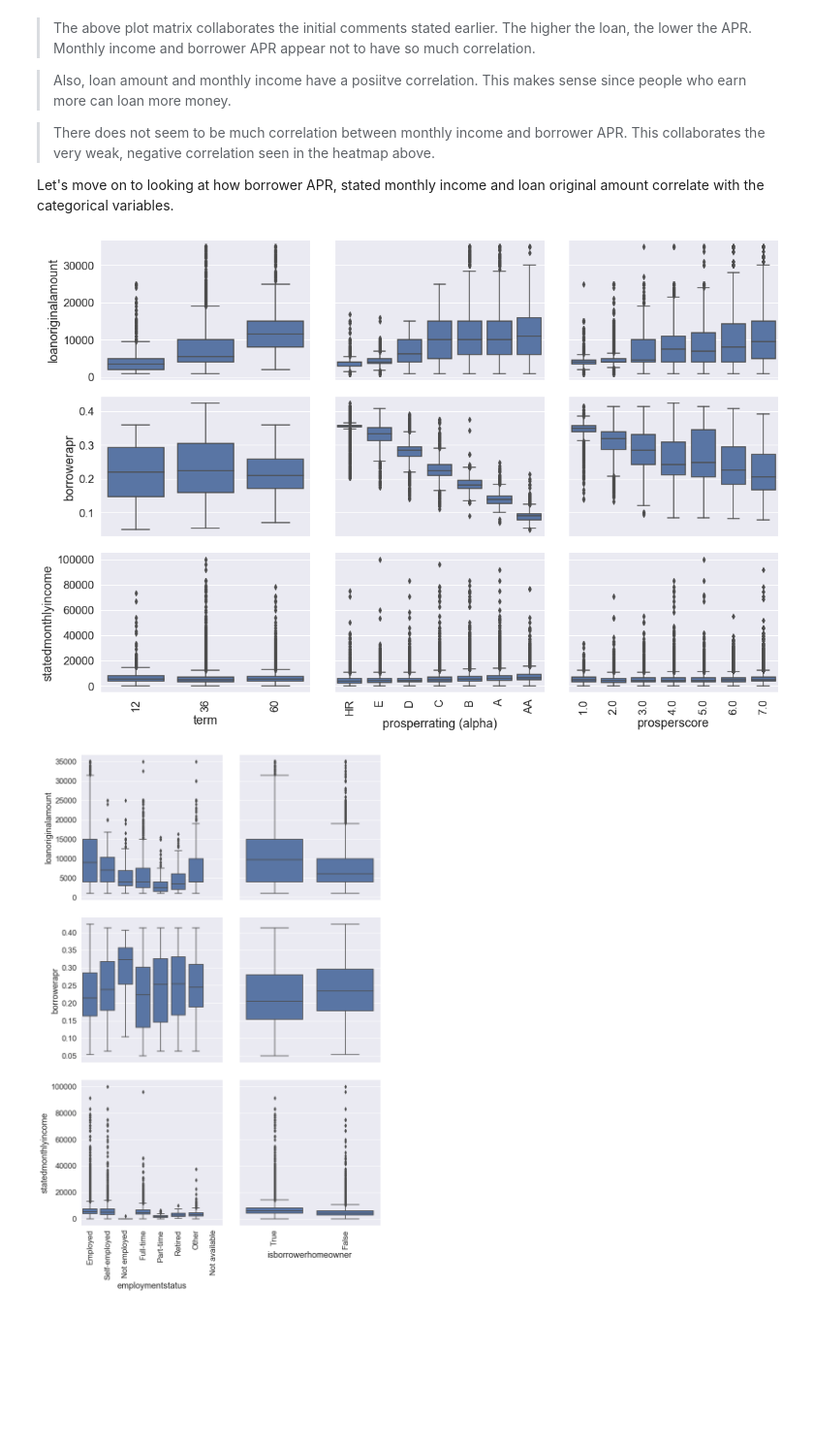
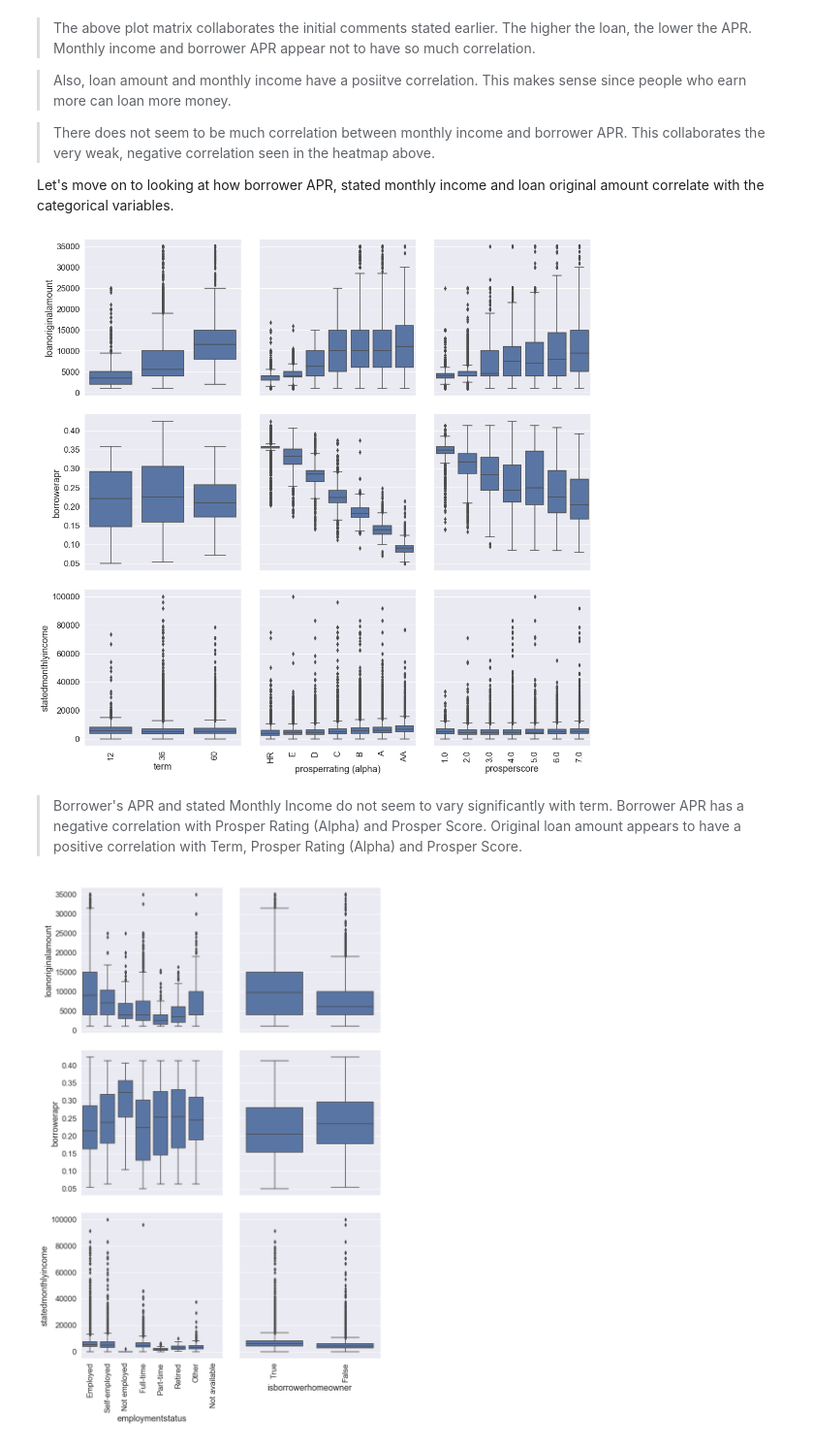
Before and after one commit to chukwume/prosperloandata, a Jupyter notebook: exploration_template.ipynb, the cells around one changed output. Shown at 97% size. Saved outputs shown, nothing was run; the diff lists cells and outputs as text; code cells hidden in the pictures; blank space fills up the shorter version.

Commit message:
docs: Add comment on first num vars vs cat vars plot mat

```diff
--- a/exploration_template.ipynb
+++ b/exploration_template.ipynb
@@ -311,19 +311,22 @@ Let's move on to looking at how borrower APR, stated monthly income and loan ori
 # %%
 # plot matrix of numeric features against some categorical features.
 
 def boxgrid(x, y, **kwargs):
     """ Quick hack for creating box plots with seaborn's PairGrid. """
     base_color = sb.color_palette()[0]
     sb.boxplot(x, y, color = base_color)
 
 g = sb.PairGrid(data = df_sub, y_vars = num_vars,
                 x_vars = ['term', 'prosperrating (alpha)', 'prosperscore'], size = 3, aspect = 1.5)
 g.map(boxgrid)
-g.fig.set_size_inches(15,10)
+g.fig.set_size_inches(15,15)
 sb.set(font_scale=1.5)
 [plt.setp(ax.get_xticklabels(), rotation=90) for ax in g.axes.flat];
 # %% [output]
-[figure, old version]
+[figure, new version]
+# %% [markdown]
+> Borrower's APR and stated Monthly Income do not seem to vary significantly with term. Borrower APR has a negative correlation with Prosper Rating (Alpha) and Prosper Score.
+> Original loan amount appears to have a positive correlation with Term, Prosper Rating (Alpha) and Prosper Score.
 # %%
 # plot matrix of numeric features against other categorical features.
 
```
